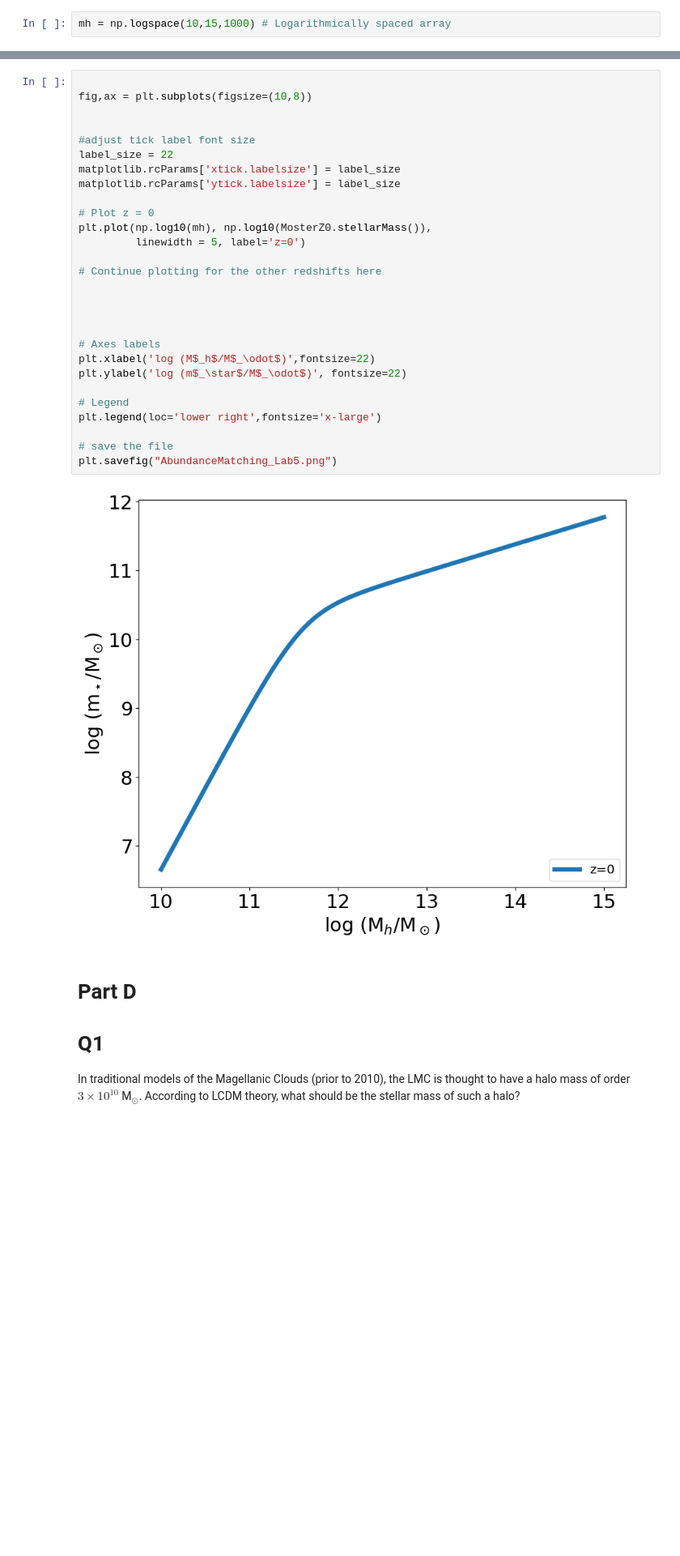
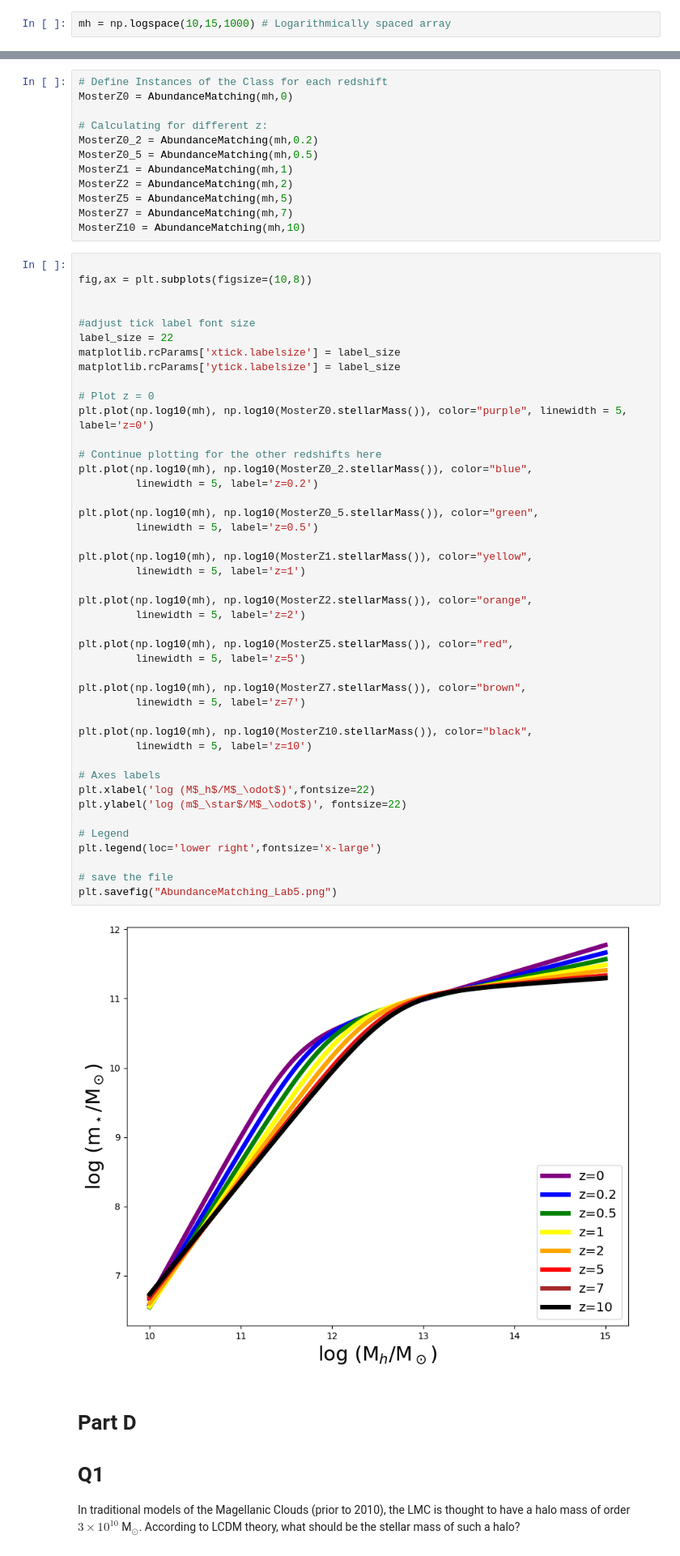
Before and after one commit to jaymotka/400B_2023_motka, a Jupyter notebook: Labs/Lab5/Lab5.ipynb, the cells around one changed output, grey strips where cells are left out. Shown: that part at 81% size. Drawn from its saved outputs; the diff is of its cells as text; blank space fills up the shorter version.

```diff
--- a/Labs/Lab5/Lab5.ipynb
+++ b/Labs/Lab5/Lab5.ipynb
@@ -194,33 +191,61 @@ MosterZ0 = AbundanceMatching(mh,0)
+# %%
+# Define Instances of the Class for each redshift
+MosterZ0 = AbundanceMatching(mh,0)
+
+# Calculating for different z:
+MosterZ0_2 = AbundanceMatching(mh,0.2)
+MosterZ0_5 = AbundanceMatching(mh,0.5)
+MosterZ1 = AbundanceMatching(mh,1)
+MosterZ2 = AbundanceMatching(mh,2)
+MosterZ5 = AbundanceMatching(mh,5)
+MosterZ7 = AbundanceMatching(mh,7)
+MosterZ10 = AbundanceMatching(mh,10)
 # %%
 
 fig,ax = plt.subplots(figsize=(10,8))
 
 
 #adjust tick label font size
 label_size = 22
 matplotlib.rcParams['xtick.labelsize'] = label_size
 matplotlib.rcParams['ytick.labelsize'] = label_size
 
 # Plot z = 0
-plt.plot(np.log10(mh), np.log10(MosterZ0.stellarMass()),
-         linewidth = 5, label='z=0')
+plt.plot(np.log10(mh), np.log10(MosterZ0.stellarMass()), color="purple", linewidth = 5, label='z=0')
 
 # Continue plotting for the other redshifts here
+plt.plot(np.log10(mh), np.log10(MosterZ0_2.stellarMass()), color="blue",
+         linewidth = 5, label='z=0.2')
 
+plt.plot(np.log10(mh), np.log10(MosterZ0_5.stellarMass()), color="green",
+         linewidth = 5, label='z=0.5')
 
+plt.plot(np.log10(mh), np.log10(MosterZ1.stellarMass()), color="yellow",
+         linewidth = 5, label='z=1')
 
+plt.plot(np.log10(mh), np.log10(MosterZ2.stellarMass()), color="orange",
+         linewidth = 5, label='z=2')
+
+plt.plot(np.log10(mh), np.log10(MosterZ5.stellarMass()), color="red",
+         linewidth = 5, label='z=5')
+
+plt.plot(np.log10(mh), np.log10(MosterZ7.stellarMass()), color="brown",
+         linewidth = 5, label='z=7')
+
+plt.plot(np.log10(mh), np.log10(MosterZ10.stellarMass()), color="black",
+         linewidth = 5, label='z=10')
 
 # Axes labels
 plt.xlabel('log (M$_h$/M$_\odot$)',fontsize=22)
 plt.ylabel('log (m$_\star$/M$_\odot$)', fontsize=22)
 
 # Legend
 plt.legend(loc='lower right',fontsize='x-large')
 
 # save the file
 plt.savefig("AbundanceMatching_Lab5.png")
 # %% [output]
-[figure, old version]
+[figure, new version]
 # %% [markdown]
 # Part D
 
```
Also changed, not shown: parts of 7 cells of this notebook, 1 other file.
